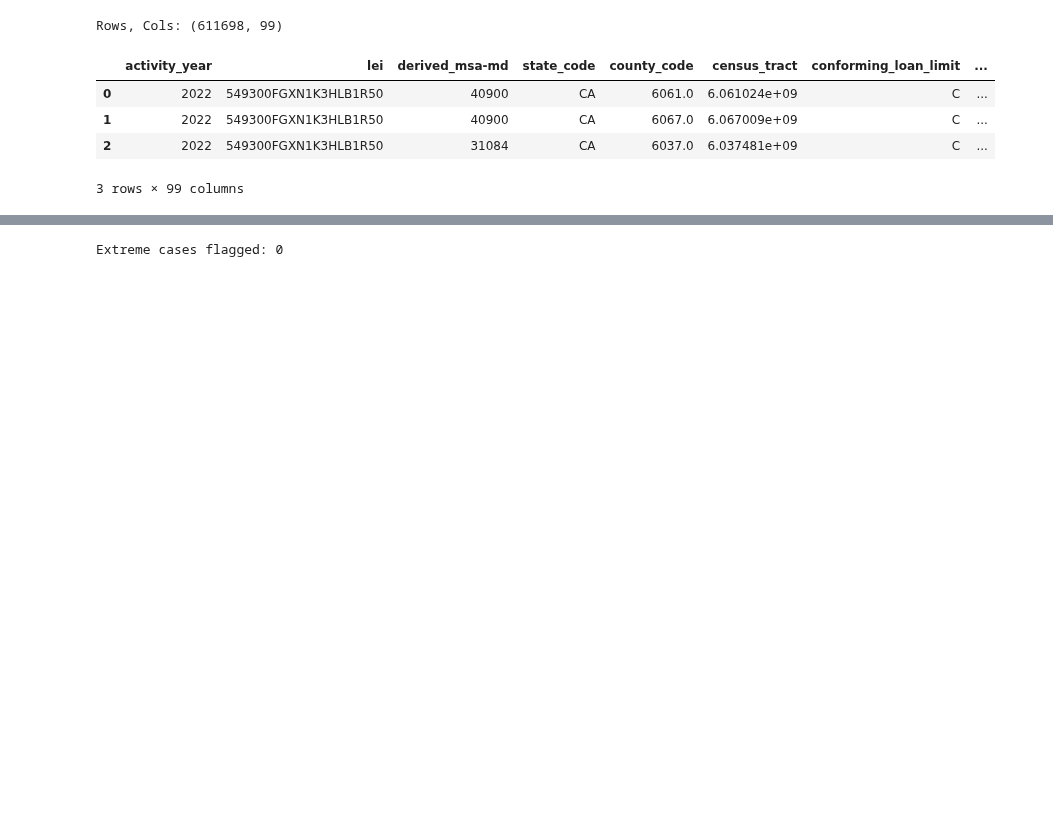
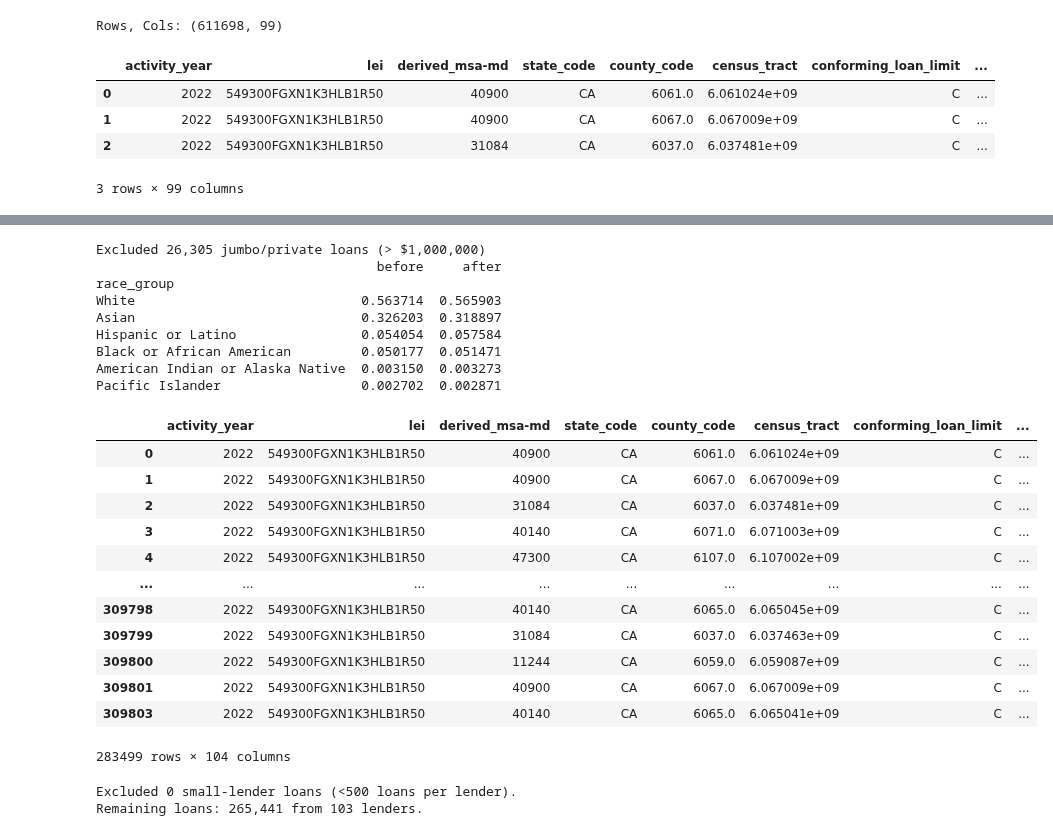
Before and after one commit to gongbyung/ai-ethics-prototypes, a Jupyter notebook: justice-hmda/notebooks/01_eda.ipynb, the cells around one changed output, grey strips where cells are left out. Saved outputs shown, nothing was run; the diff lists cells and outputs as text; code cells hidden in the pictures; blank space fills up the shorter version.

```diff
--- a/justice-hmda/notebooks/01_eda.ipynb
+++ b/justice-hmda/notebooks/01_eda.ipynb
@@ -243,6 +322,61 @@ Name: count, dtype: int64
-# %%
-# Flag extreme rate spreads (plot showing extreme tail, potential data error)
-cohort["rate_spread_flag"] = cohort["rate_spread"] > 15
-print("Extreme cases flagged:", cohort["rate_spread_flag"].sum())
-# %% [output]
-Extreme cases flagged: 0
+# %%
+def exclude_jumbo_loans(df, limit=1_000_000):
+    """Exclude loans above the FHFA conforming limit + buffer."""
+    before = len(df)
+    df = df.copy()
+    df["loan_amount"] = pd.to_numeric(df["loan_amount"], errors="coerce")
+    df_filtered = df[df["loan_amount"].le(limit)].copy()
+    removed = before - len(df_filtered)
+
+    race_compare = (
+        df["race_group"].value_counts(normalize=True)
+        .to_frame("before")
+        .join(df_filtered["race_group"].value_counts(normalize=True).to_frame("after"))
+    )
+
+    print(f"Excluded {removed:,} jumbo/private loans (> ${limit:,.0f})")
+    print(race_compare.round(6))
+    return df_filtered
+
+exclude_jumbo_loans(cohort)
+# %% [output]
+Excluded 26,305 jumbo/private loans (> $1,000,000)
+                                    before     after
+race_group
+White                             0.563714  0.565903
+Asian                             0.326203  0.318897
+Hispanic or Latino                0.054054  0.057584
+Black or African American         0.050177  0.051471
+American Indian or Alaska Native  0.003150  0.003273
+Pacific Islander                  0.002702  0.002871
+|  | activity_year | lei | derived_msa-md | state_code | county_code | census_tract | conforming_loan_limit | ... |
+| 0 | 2022 | 549300FGXN1K3HLB1R50 | 40900 | CA | 6061.0 | 6.061024e+09 | C | ... |
+| 1 | 2022 | 549300FGXN1K3HLB1R50 | 40900 | CA | 6067.0 | 6.067009e+09 | C | ... |
+| 2 | 2022 | 549300FGXN1K3HLB1R50 | 31084 | CA | 6037.0 | 6.037481e+09 | C | ... |
+| 3 | 2022 | 549300FGXN1K3HLB1R50 | 40140 | CA | 6071.0 | 6.071003e+09 | C | ... |
+| 4 | 2022 | 549300FGXN1K3HLB1R50 | 47300 | CA | 6107.0 | 6.107002e+09 | C | ... |
+| ... | ... | ... | ... | ... | ... | ... | ... | ... |
+| 309798 | 2022 | 549300FGXN1K3HLB1R50 | 40140 | CA | 6065.0 | 6.065045e+09 | C | ... |
+| 309799 | 2022 | 549300FGXN1K3HLB1R50 | 31084 | CA | 6037.0 | 6.037463e+09 | C | ... |
+| 309800 | 2022 | 549300FGXN1K3HLB1R50 | 11244 | CA | 6059.0 | 6.059087e+09 | C | ... |
+| 309801 | 2022 | 549300FGXN1K3HLB1R50 | 40900 | CA | 6067.0 | 6.067009e+09 | C | ... |
+| 309803 | 2022 | 549300FGXN1K3HLB1R50 | 40140 | CA | 6065.0 | 6.065041e+09 | C | ... |
+283499 rows × 104 columns
+# %%
+# Count loans by lender
+lender_counts = cohort["lei"].value_counts()
+
+# Define threshold (e.g., 500 loans per lender)
+min_loans = 500
+
+# Keep only lenders meeting threshold
+df_cleaned = cohort[cohort["lei"].isin(lender_counts[lender_counts >= min_loans].index)]
+
+cohort = df_cleaned.copy()
+
+print(f"Excluded {len(cohort) - len(df_cleaned):,} small-lender loans "
+      f"(<{min_loans} loans per lender).")
+print(f"Remaining loans: {len(df_cleaned):,} from {df_cleaned['lei'].nunique()} lenders.")
+# %% [output]
+Excluded 0 small-lender loans (<500 loans per lender).
+Remaining loans: 265,441 from 103 lenders.
```
Also changed, not shown: parts of 11 cells of this notebook, 7 other files.
